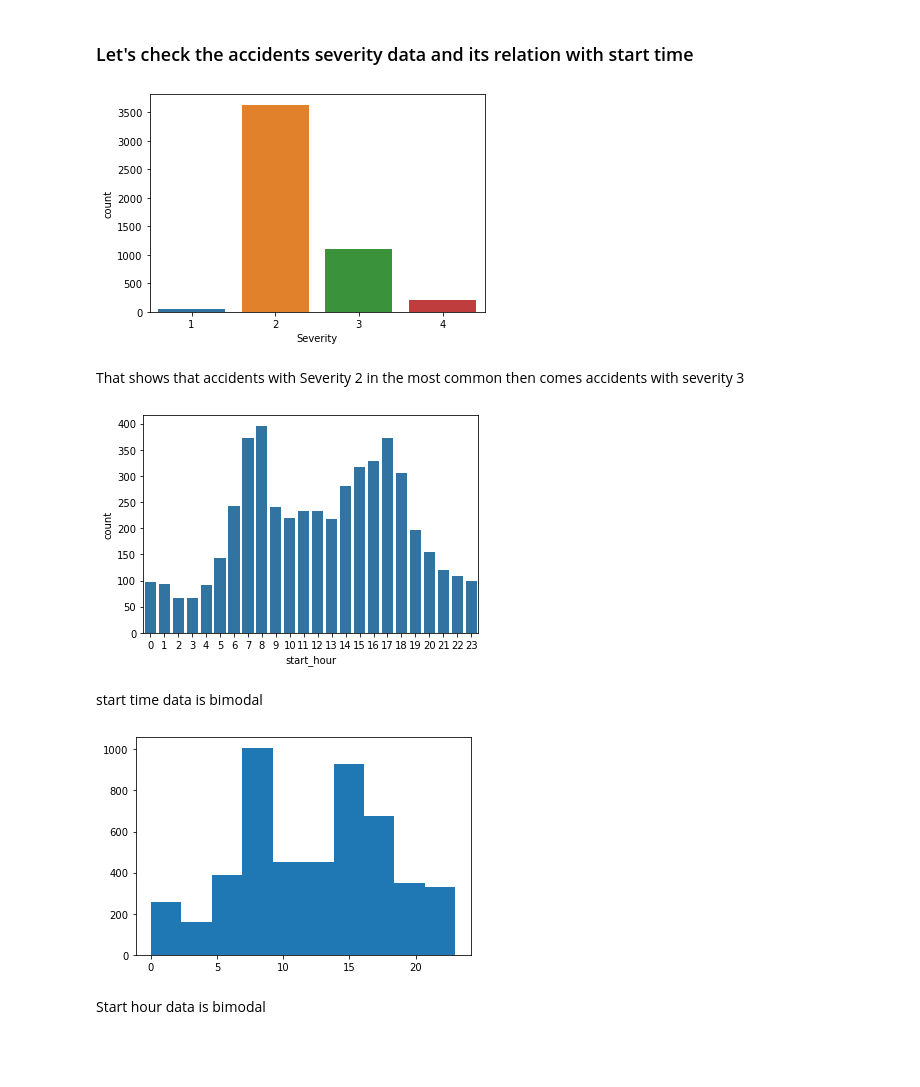
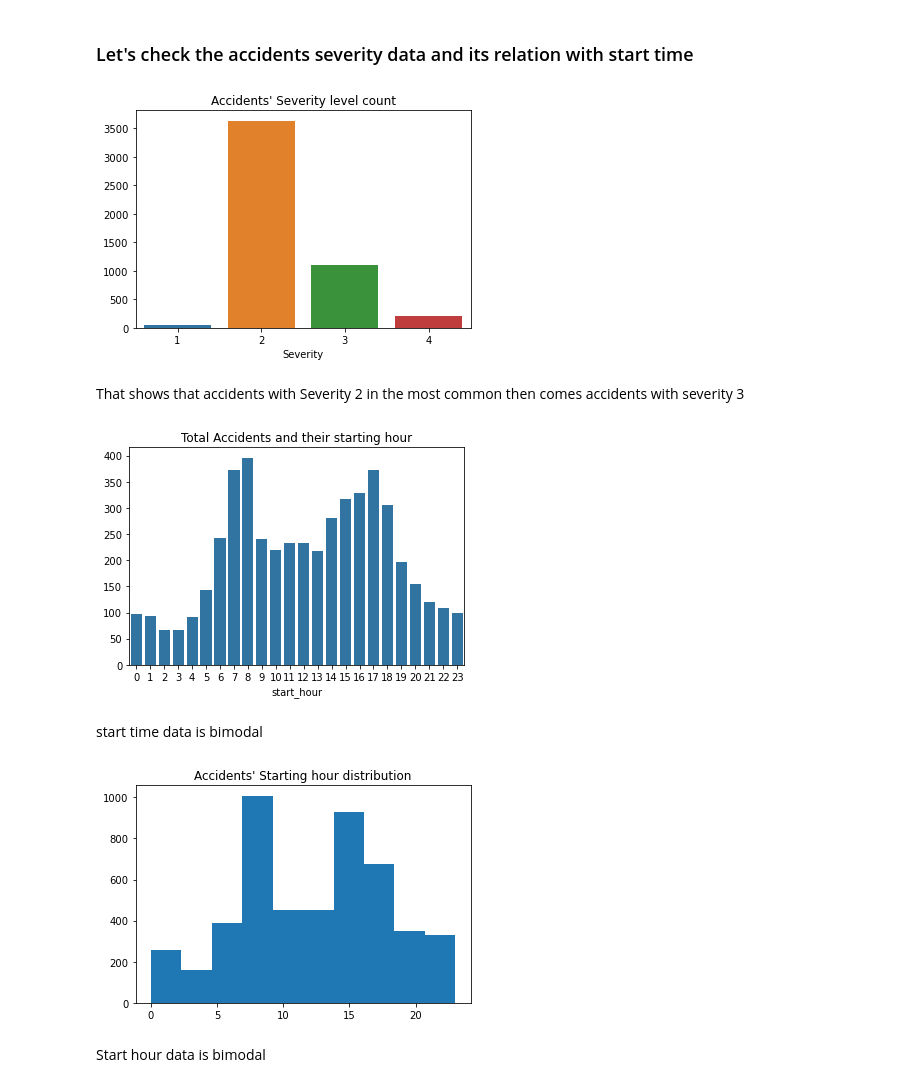
Before and after one commit to santarabantoosoo/Data-Analysis-NanoDegree, a Jupyter notebook: s9_project/task/collaboration/FWD_October/car_accident_project/AccidentsExplore_bySalmaSamy.ipynb, the cells around one changed output. Saved outputs shown, nothing was run; the diff lists cells and outputs as text; code cells hidden in the pictures; blank space fills up the shorter version.

```diff
--- a/s9_project/task/collaboration/FWD_October/car_accident_project/AccidentsExplore_bySalmaSamy.ipynb
+++ b/s9_project/task/collaboration/FWD_October/car_accident_project/AccidentsExplore_bySalmaSamy.ipynb
@@ -44,8 +44,10 @@ df.Severity.value_counts()
 df['Start_Time']= pd.to_datetime(df['Start_Time'])
 # %%
 sb.countplot(data=df,x='Severity');
+plt.ylabel("")
+plt.title("Accidents' Severity level count");
 # %% [output]
-[figure, old version]
+[figure, new version]
 # %% [markdown]
 That shows that accidents with Severity 2 in the most common then comes accidents with severity 3
 # %%
@@ -53,14 +55,17 @@ df["start_hour"]=df.Start_Time.dt.hour
 # %%
 colors=sb.color_palette()[0]
 sb.countplot(data=df,x='start_hour',color=colors);
+plt.title("Total Accidents and their starting hour");
+plt.ylabel("");
 # %% [output]
-[figure, old version]
+[figure, new version]
 # %% [markdown]
 start time data is bimodal
 # %%
 plt.hist(data=df,x="start_hour");
+plt.title("Accidents' Starting hour distribution");
 # %% [output]
-[figure, old version]
+[figure, new version]
 # %% [markdown]
 Start hour data is bimodal
 # %%
```
Also changed, not shown: parts of 3 cells of this notebook.
